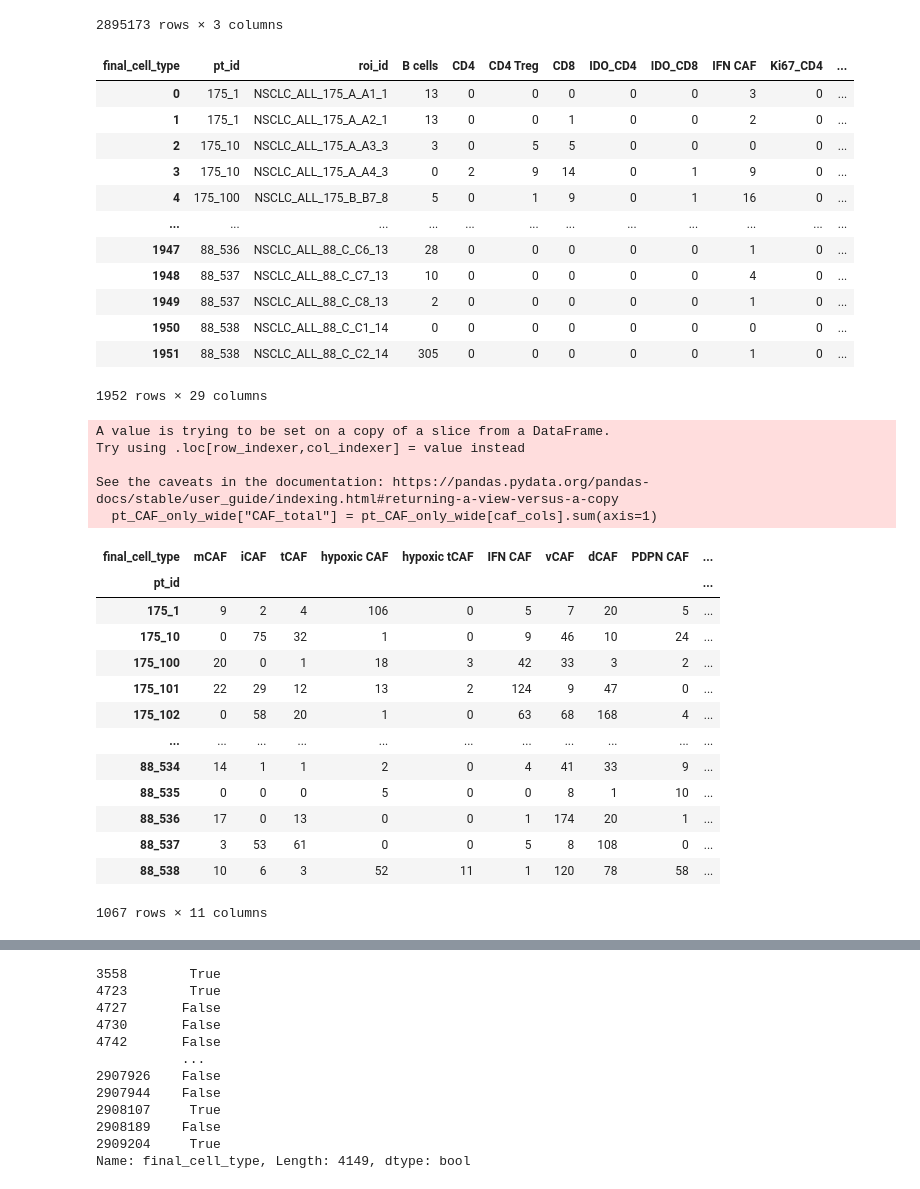
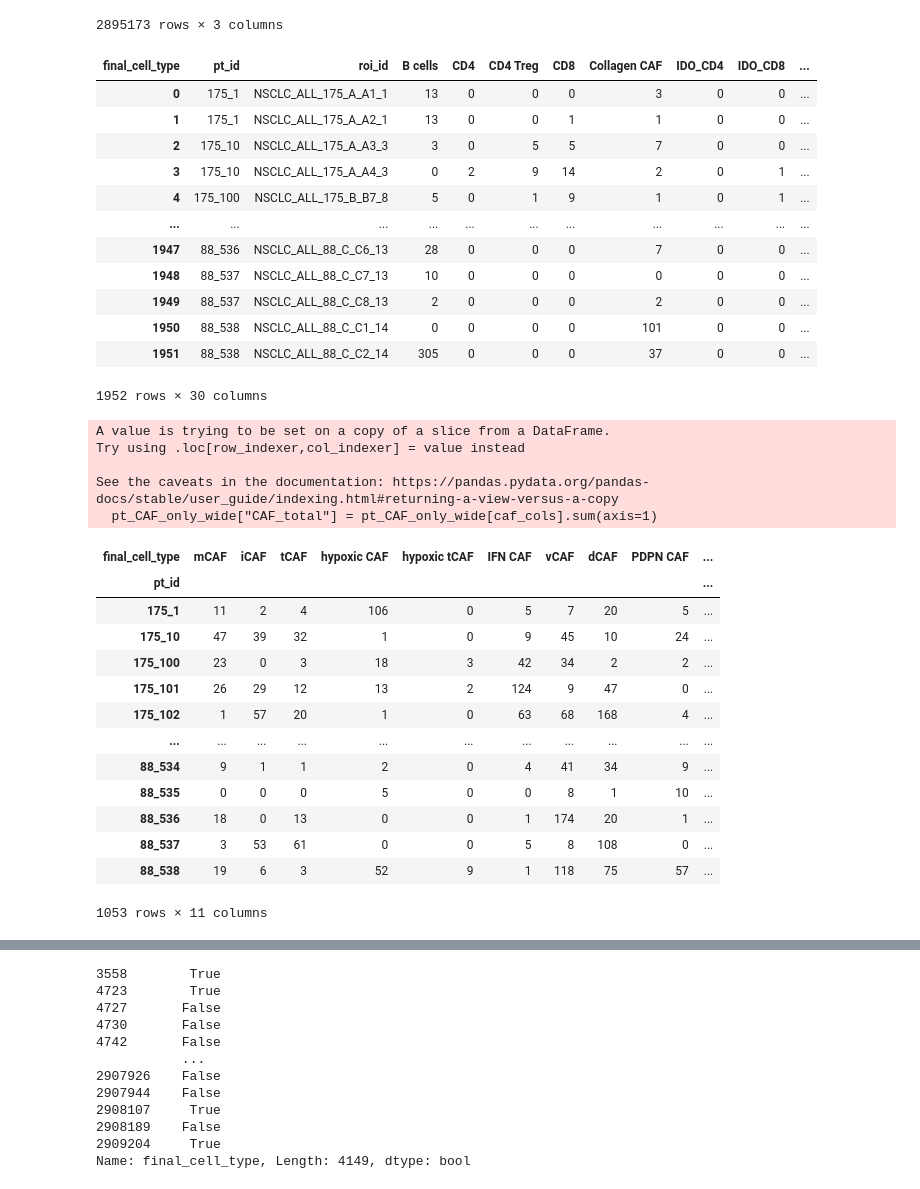
Before and after one commit to QBRC/multiTAP, a Jupyter notebook: notebooks/cell_phenotyping.ipynb, the cells around one changed output, grey strips where cells are left out. Saved outputs shown, nothing was run; the diff lists cells and outputs as text; code cells hidden in the pictures.

```diff
--- a/notebooks/cell_phenotyping.ipynb
+++ b/notebooks/cell_phenotyping.ipynb
@@ -273,7 +296,11 @@ print(np.unique(temp['final_cell_type'], return_counts=True))
 fap_marker = f"fap_323((3412))Nd142-Nd142_{cell_suffix}"
 mmp11_marker = f"MMP11_2925((3364))Sm154-Sm154_{cell_suffix}"
 collagen_marker = f"Collage_1360((2568))Sm147-Sm147_{cell_suffix}"
-mcaf_index = non_tumor_cleaned[fap_marker] & non_tumor_cleaned[mmp11_marker] & non_tumor_cleaned[collagen_marker] & (non_tumor_cleaned['final_cell_type'].isna())
+sma_marker = f"SMA_174((3277))In115-In115_{cell_suffix}"
+
+mcaf_index = non_tumor_cleaned[sma_marker] & non_tumor_cleaned[mmp11_marker] & non_tumor_cleaned[collagen_marker] & (non_tumor_cleaned['final_cell_type'].isna())
+# mcaf_index = non_tumor_cleaned[fap_marker] & non_tumor_cleaned[mmp11_marker] & non_tumor_cleaned[collagen_marker] & (non_tumor_cleaned['final_cell_type'].isna())
+
 non_tumor_cleaned.loc[mcaf_index, "final_cell_type"] = "mCAF"
 print(np.sum(mcaf_index), "mCAF identified")
 
@@ -325,11 +352,17 @@ non_tumor_cleaned.loc[pdpn_caf_index, "final_cell_type"] = "PDPN CAF"
 print(np.sum(pdpn_caf_index), "PDPN CAF identified")
 
 # SMA CAF
-sma_marker = f"SMA_174((3277))In115-In115_{cell_suffix}"
-sma_caf_index = non_tumor_cleaned[sma_marker] & (non_tumor_cleaned['final_cell_type'].isna())
+sma_caf_index = non_tumor_cleaned[sma_marker] & (~non_tumor_cleaned[fap_marker]) & (~non_tumor_cleaned[mmp11_marker]) & (~non_tumor_cleaned[collagen_marker]) & (non_tumor_cleaned['final_cell_type'].isna())
 non_tumor_cleaned.loc[sma_caf_index, "final_cell_type"] = "SMA CAF"
 print(np.sum(sma_caf_index), "SMA CAF identified")
 
+# collagen CAF
+collagen_caf_index = non_tumor_cleaned[collagen_marker] & (~non_tumor_cleaned[mmp11_marker]) & (~non_tumor_cleaned[sma_marker])  & (non_tumor_cleaned['final_cell_type'].isna())
+non_tumor_cleaned.loc[collagen_caf_index, "final_cell_type"] = "Collagen CAF"
+print(np.sum(collagen_caf_index), "Collagen CAF identified")
+
+
+
 non_tumor_cleaned
 # %% [output]
 (array(['B cells', 'CD4', 'CD4 Treg', 'CD8', 'IDO_CD4', 'IDO_CD8',
@@ -396,50 +430,58 @@ pt_cell_type_wide = (
 
 pt_cell_type_wide
 # %% [output]
-| final_cell_type | pt_id | roi_id | B cells | CD4 | CD4 Treg | CD8 | IDO_CD4 | IDO_CD8 | IFN CAF | Ki67_CD4 | ... |
-| 0 | 175_1 | NSCLC_ALL_175_A_A1_1 | 13 | 0 | 0 | 0 | 0 | 0 | 3 | 0 | ... |
-| 1 | 175_1 | NSCLC_ALL_175_A_A2_1 | 13 | 0 | 0 | 1 | 0 | 0 | 2 | 0 | ... |
-| 2 | 175_10 | NSCLC_ALL_175_A_A3_3 | 3 | 0 | 5 | 5 | 0 | 0 | 0 | 0 | ... |
-| 3 | 175_10 | NSCLC_ALL_175_A_A4_3 | 0 | 2 | 9 | 14 | 0 | 1 | 9 | 0 | ... |
-| 4 | 175_100 | NSCLC_ALL_175_B_B7_8 | 5 | 0 | 1 | 9 | 0 | 1 | 16 | 0 | ... |
-| ... | ... | ... | ... | ... | ... | ... | ... | ... | ... | ... | ... |
-| 1947 | 88_536 | NSCLC_ALL_88_C_C6_13 | 28 | 0 | 0 | 0 | 0 | 0 | 1 | 0 | ... |
-| 1948 | 88_537 | NSCLC_ALL_88_C_C7_13 | 10 | 0 | 0 | 0 | 0 | 0 | 4 | 0 | ... |
-| 1949 | 88_537 | NSCLC_ALL_88_C_C8_13 | 2 | 0 | 0 | 0 | 0 | 0 | 1 | 0 | ... |
-| 1950 | 88_538 | NSCLC_ALL_88_C_C1_14 | 0 | 0 | 0 | 0 | 0 | 0 | 0 | 0 | ... |
-| 1951 | 88_538 | NSCLC_ALL_88_C_C2_14 | 305 | 0 | 0 | 0 | 0 | 0 | 1 | 0 | ... |
+| final_cell_type | pt_id | roi_id | B cells | CD4 | CD4 Treg | CD8 | Collagen CAF | IDO_CD4 | IDO_CD8 | ... |
+| 0 | 175_1 | NSCLC_ALL_175_A_A1_1 | 13 | 0 | 0 | 0 | 3 | 0 | 0 | ... |
+| 1 | 175_1 | NSCLC_ALL_175_A_A2_1 | 13 | 0 | 0 | 1 | 1 | 0 | 0 | ... |
+| 2 | 175_10 | NSCLC_ALL_175_A_A3_3 | 3 | 0 | 5 | 5 | 7 | 0 | 0 | ... |
+| 3 | 175_10 | NSCLC_ALL_175_A_A4_3 | 0 | 2 | 9 | 14 | 2 | 0 | 1 | ... |
+| 4 | 175_100 | NSCLC_ALL_175_B_B7_8 | 5 | 0 | 1 | 9 | 1 | 0 | 1 | ... |
+| ... | ... | ... | ... | ... | ... | ... | ... | ... | ... | ... |
+| 1947 | 88_536 | NSCLC_ALL_88_C_C6_13 | 28 | 0 | 0 | 0 | 7 | 0 | 0 | ... |
+| 1948 | 88_537 | NSCLC_ALL_88_C_C7_13 | 10 | 0 | 0 | 0 | 0 | 0 | 0 | ... |
+| 1949 | 88_537 | NSCLC_ALL_88_C_C8_13 | 2 | 0 | 0 | 0 | 2 | 0 | 0 | ... |
+| 1950 | 88_538 | NSCLC_ALL_88_C_C1_14 | 0 | 0 | 0 | 0 | 101 | 0 | 0 | ... |
+| 1951 | 88_538 | NSCLC_ALL_88_C_C2_14 | 305 | 0 | 0 | 0 | 37 | 0 | 0 | ... |
-1952 rows × 29 columns
+1952 rows × 30 columns
 # %%
 # define CAF columns
-caf_cols = ["pt_id", "roi_id", "mCAF", "iCAF", "tCAF", "hypoxic CAF", "hypoxic tCAF", "IFN CAF", "vCAF", "dCAF", "PDPN CAF", "SMA CAF"]
+caf_cols = ["pt_id", "mCAF", "iCAF", "tCAF", "hypoxic CAF", "hypoxic tCAF", "IFN CAF", "vCAF", "dCAF", "PDPN CAF", "Collagen CAF", "SMA CAF"]
 pt_CAF_only_wide = pt_cell_type_wide[caf_cols]
 
 pt_CAF_only_wide["CAF_total"] = pt_CAF_only_wide[caf_cols].sum(axis=1)
+# pt_CAF_only_wide = pt_CAF_only_wide[pt_CAF_only_wide["CAF_total"]>20].reset_index(drop=True)
 
-# add within pt counts
+# pt_caf_props
+# # add within pt counts
 pt_caf_summary = (
     pt_CAF_only_wide
     .groupby("pt_id")[caf_cols].sum()  # sum CAF counts across ROIs
     .assign(CAF_total=lambda x: x.sum(axis=1))  # total CAFs
+    .reset_index()
 )
-pt_caf_summary
+
+# some pt have very few CAF values, remove them
+pt_caf_counts = pt_caf_summary[pt_caf_summary['CAF_total']>20].reset_index(drop=True)
+pt_caf_counts = pt_caf_counts.drop(columns="CAF_total")
+pt_caf_counts = pt_caf_counts.set_index(keys='pt_id')
+pt_caf_counts
 # %% [output]
 A value is trying to be set on a copy of a slice from a DataFrame.
 Try using .loc[row_indexer,col_indexer] = value instead
 
 See the caveats in the documentation: https://pandas.pydata.org/pandas-docs/stable/user_guide/indexing.html#returning-a-view-versus-a-copy
   pt_CAF_only_wide["CAF_total"] = pt_CAF_only_wide[caf_cols].sum(axis=1)
 | final_cell_type | mCAF | iCAF | tCAF | hypoxic CAF | hypoxic tCAF | IFN CAF | vCAF | dCAF | PDPN CAF | ... |
 | pt_id |  |  |  |  |  |  |  |  |  | ... |
-| 175_1 | 9 | 2 | 4 | 106 | 0 | 5 | 7 | 20 | 5 | ... |
-| 175_10 | 0 | 75 | 32 | 1 | 0 | 9 | 46 | 10 | 24 | ... |
-| 175_100 | 20 | 0 | 1 | 18 | 3 | 42 | 33 | 3 | 2 | ... |
-| 175_101 | 22 | 29 | 12 | 13 | 2 | 124 | 9 | 47 | 0 | ... |
-| 175_102 | 0 | 58 | 20 | 1 | 0 | 63 | 68 | 168 | 4 | ... |
+| 175_1 | 11 | 2 | 4 | 106 | 0 | 5 | 7 | 20 | 5 | ... |
+| 175_10 | 47 | 39 | 32 | 1 | 0 | 9 | 45 | 10 | 24 | ... |
+| 175_100 | 23 | 0 | 3 | 18 | 3 | 42 | 34 | 2 | 2 | ... |
+| 175_101 | 26 | 29 | 12 | 13 | 2 | 124 | 9 | 47 | 0 | ... |
+| 175_102 | 1 | 57 | 20 | 1 | 0 | 63 | 68 | 168 | 4 | ... |
 | ... | ... | ... | ... | ... | ... | ... | ... | ... | ... | ... |
-| 88_534 | 14 | 1 | 1 | 2 | 0 | 4 | 41 | 33 | 9 | ... |
+| 88_534 | 9 | 1 | 1 | 2 | 0 | 4 | 41 | 34 | 9 | ... |
 | 88_535 | 0 | 0 | 0 | 5 | 0 | 0 | 8 | 1 | 10 | ... |
-| 88_536 | 17 | 0 | 13 | 0 | 0 | 1 | 174 | 20 | 1 | ... |
+| 88_536 | 18 | 0 | 13 | 0 | 0 | 1 | 174 | 20 | 1 | ... |
 | 88_537 | 3 | 53 | 61 | 0 | 0 | 5 | 8 | 108 | 0 | ... |
-| 88_538 | 10 | 6 | 3 | 52 | 11 | 1 | 120 | 78 | 58 | ... |
+| 88_538 | 19 | 6 | 3 | 52 | 9 | 1 | 118 | 75 | 57 | ... |
-1067 rows × 11 columns
+1053 rows × 11 columns
```
Also changed, not shown: parts of 25 cells of this notebook.
